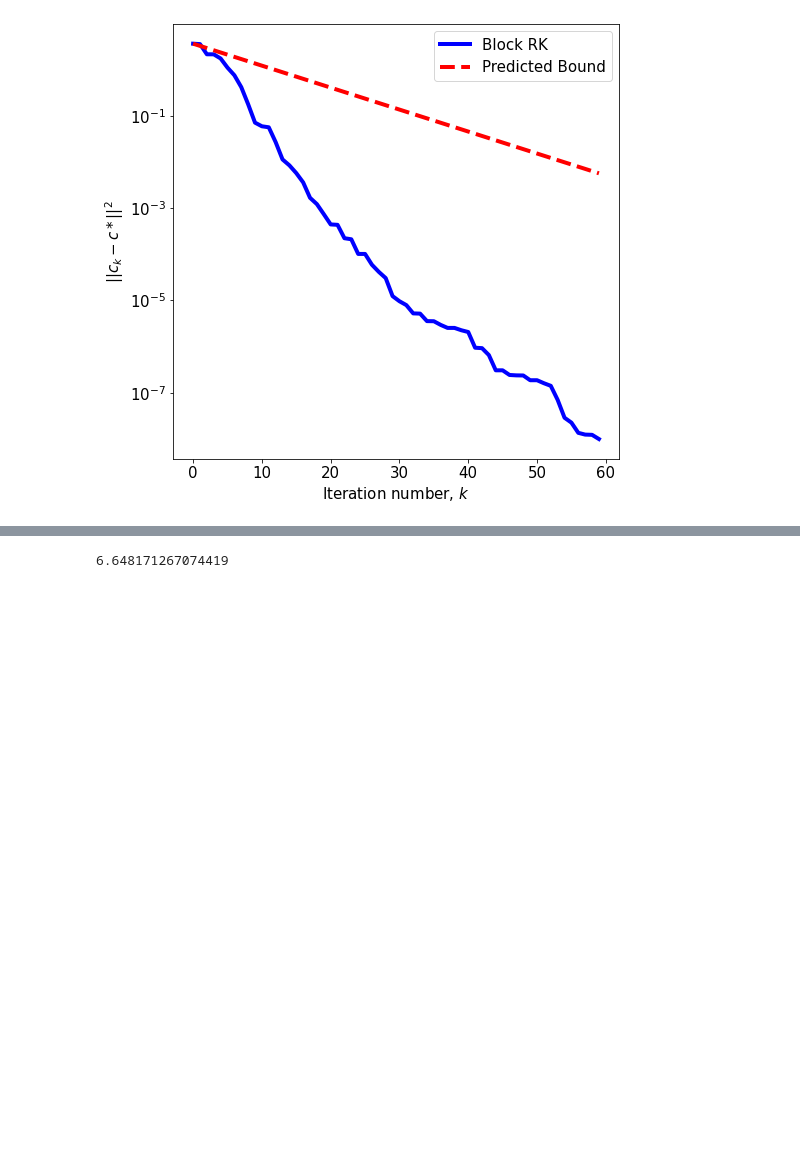
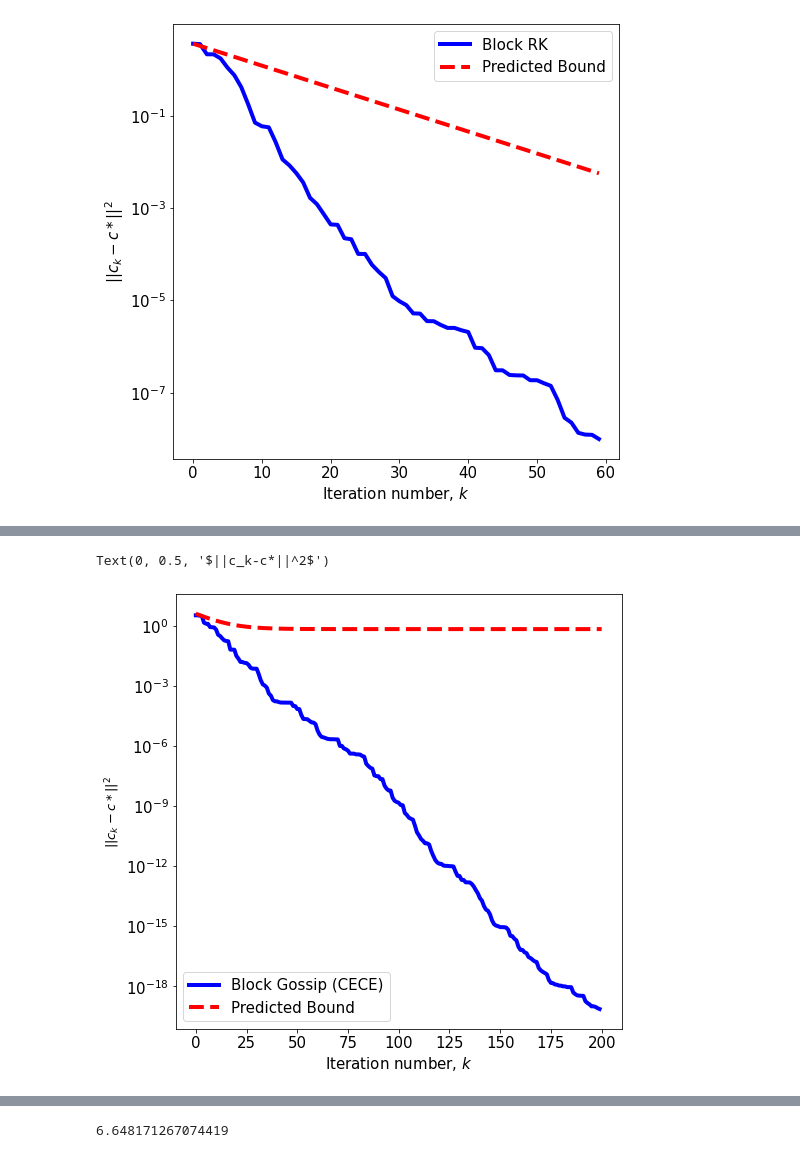
Before and after one commit to jamiehadd/AC-Kaczmarz, a Jupyter notebook: Block RK Methods - Working Copy- Corrupted .ipynb, the cells around one changed output, grey strips where cells are left out. Drawn from its saved outputs; the diff is of its cells as text; code cells hidden in the pictures; blank space fills up the shorter version.

```diff
--- a/Block RK Methods - Working Copy- Corrupted .ipynb
+++ b/Block RK Methods - Working Copy- Corrupted .ipynb
@@ -548,0 +531,2 @@ test_x, xlist, errs = blockRK_cece(A, sol, b, ies, 60, x, err, p=1)
+# %%
+err = [normal(0, 0.2, b.shape) for i in range(20)]
@@ -548,0 +535,7 @@ test_x, xlist, errs = blockRK_cece(A, sol, b, ies, 60, x, err, p=1)
+# %%
+foo, bar = error_plt_ece(errs, A, G, ies, sol, N, err, t='vece')
+plt.xlabel(r'Iteration number, $k$', fontsize=15)
+plt.ylabel(r'$||c_k-c*||^2$', fontsize=13)
+# %% [output]
+Text(0, 0.5, '$||c_k-c*||^2$')
+[figure, added]
```
Also changed, not shown: parts of 18 cells of this notebook, 1 other file.
